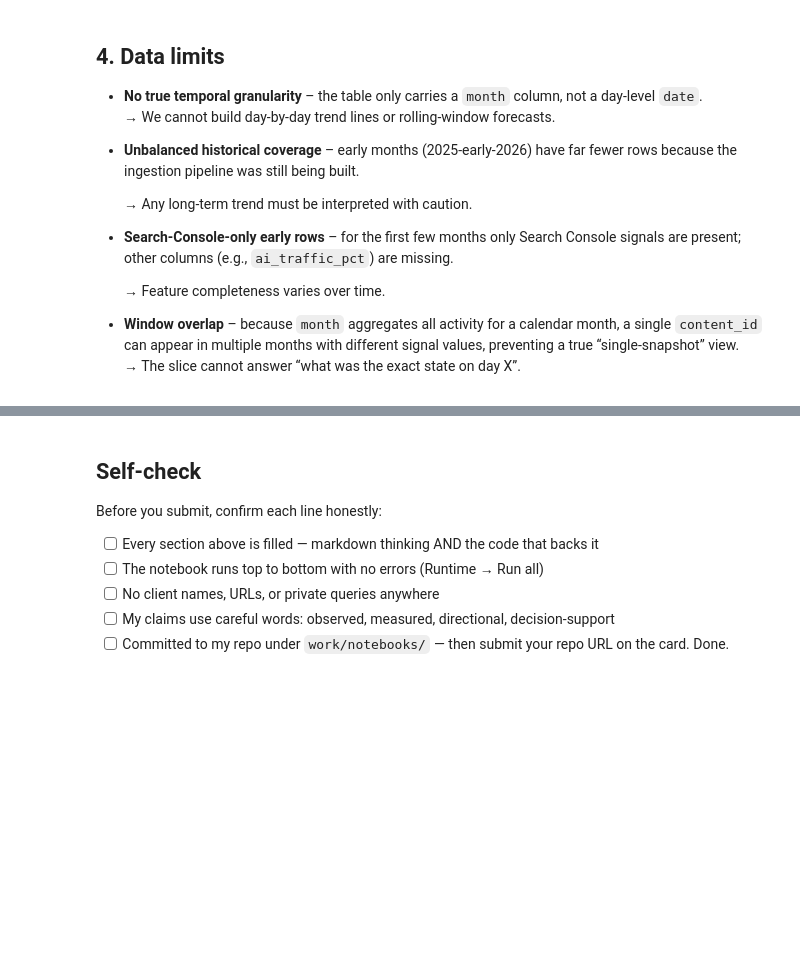
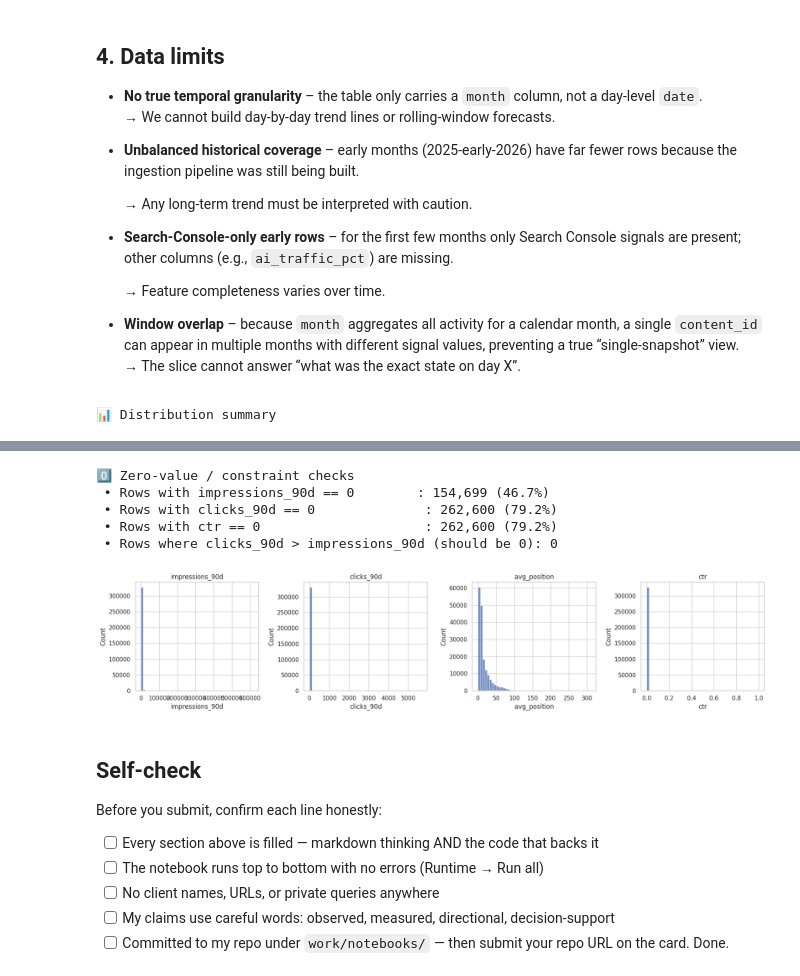
Before and after one commit to DeepakSaini01/FlyRank-AI-internship, a Jupyter notebook: work/notebooks/w03_data_contract.ipynb, the cells around one changed output, grey strips where cells are left out. Cells and saved outputs as stored; diff of their text form; code cells hidden in the pictures; blank space fills up the shorter version.

```diff
--- a/work/notebooks/w03_data_contract.ipynb
+++ b/work/notebooks/w03_data_contract.ipynb
@@ -379,0 +367,32 @@ assert all_passed, "Data verification failed — see summary above for which che
+# %%
+# This cell is for CODE (numbers, a query, a check).
+# Write your text answer in the cell ABOVE this one — typing sentences here breaks Run All.
+# Check feature distributions and zero-value constraints
+numeric_cols = ["impressions_90d", "clicks_90d", "avg_position", "ctr"]
+dist_summary = march_df[numeric_cols].describe(percentiles=[.25, .5, .75, .9, .99]).T
+
+print("📊 Distribution summary")
+display(dist_summary)
+
+n = len(march_df)
+zero_impr   = (march_df["impressions_90d"] == 0).sum()
+zero_clicks = (march_df["clicks_90d"] == 0).sum()
+zero_ctr    = (march_df["ctr"] == 0).sum()
+clicks_gt_impr = (march_df["clicks_90d"] > march_df["impressions_90d"]).sum()
+
+print("\n0️⃣ Zero-value / constraint checks")
+print(f" • Rows with impressions_90d == 0        : {zero_impr:,} ({zero_impr/n:.1%})")
+print(f" • Rows with clicks_90d == 0              : {zero_clicks:,} ({zero_clicks/n:.1%})")
+print(f" • Rows with ctr == 0                     : {zero_ctr:,} ({zero_ctr/n:.1%})")
+print(f" • Rows where clicks_90d > impressions_90d (should be 0): {clicks_gt_impr:,}")
+
+assert clicks_gt_impr == 0, "Data limit violated: clicks exceed impressions on some rows!"
+
+fig, axes = plt.subplots(1, len(numeric_cols), figsize=(18, 4))
+for ax, col in zip(axes, numeric_cols):
+    sns.histplot(march_df[col], bins=50, ax=ax)
+    ax.set_title(col)
+plt.tight_layout()
+plt.show()
+# %% [output]
+📊 Distribution summary
@@ -380,3 +404,9 @@ assert all_passed, "Data verification failed — see summary above for which che
+0️⃣ Zero-value / constraint checks
+ • Rows with impressions_90d == 0        : 154,699 (46.7%)
+ • Rows with clicks_90d == 0              : 262,600 (79.2%)
+ • Rows with ctr == 0                     : 262,600 (79.2%)
+ • Rows where clicks_90d > impressions_90d (should be 0): 0
+[figure, added]
 # %% [markdown]
 ## Self-check
 
```
Also changed, not shown: parts of 7 cells of this notebook.
